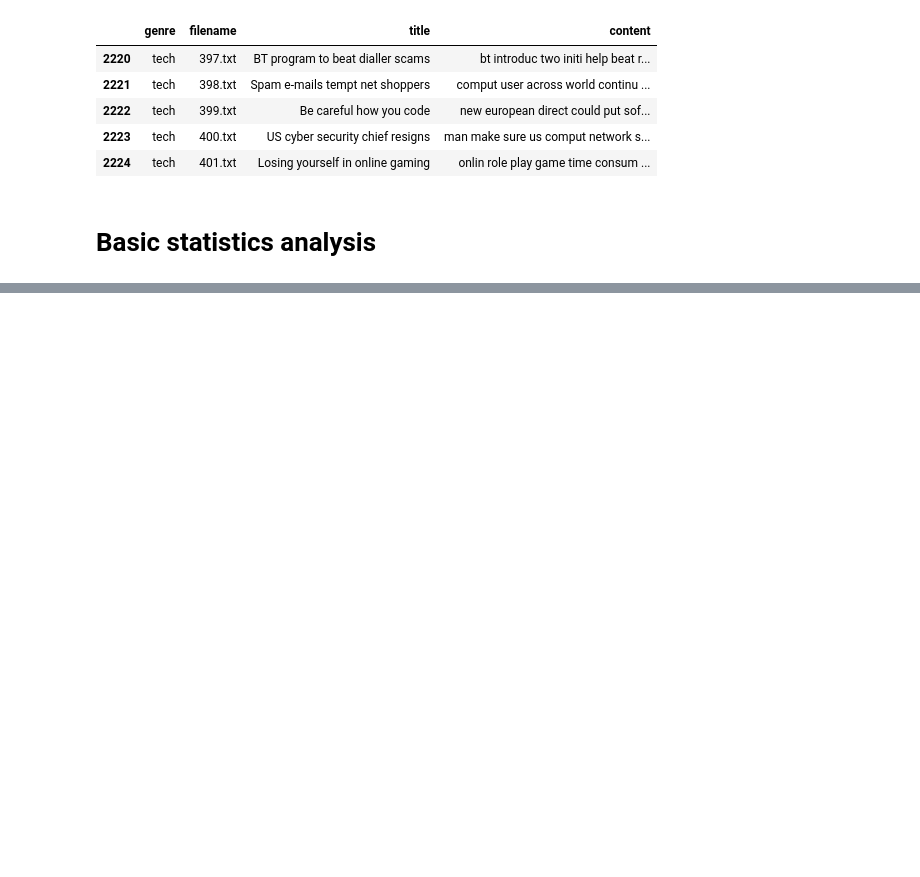
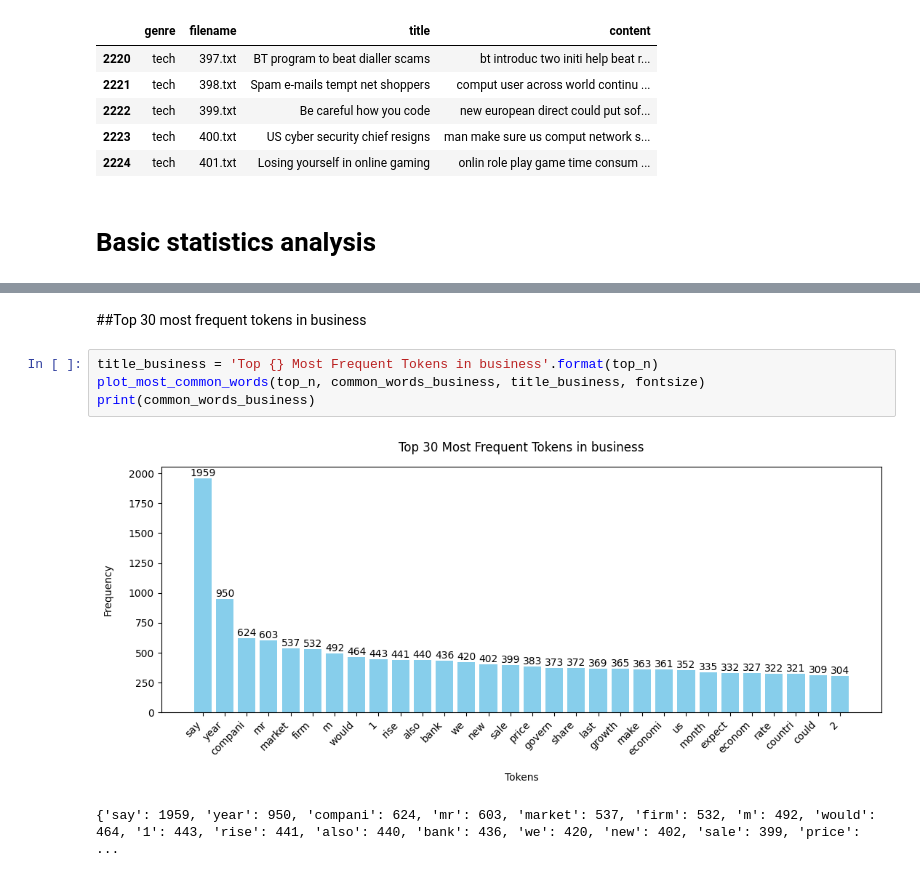
Before and after one commit to elainedias16/TCC, a Jupyter notebook: Lab_1.ipynb, the cells around one changed output, grey strips where cells are left out. Saved outputs shown, nothing was run; the diff lists cells and outputs as text; blank space fills up the shorter version.

```diff
--- a/Lab_1.ipynb
+++ b/Lab_1.ipynb
@@ -194,0 +236,9 @@ RecursionError: maximum recursion depth exceeded
+# %% [markdown]
+##Top 30 most frequent tokens in business
+# %%
+title_business = 'Top {} Most Frequent Tokens in business'.format(top_n)
+plot_most_common_words(top_n, common_words_business, title_business, fontsize)
+print(common_words_business)
+# %% [output]
+[figure, added]
+{'say': 1959, 'year': 950, 'compani': 624, 'mr': 603, 'market': 537, 'firm': 532, 'm': 492, 'would': 464, '1': 443, 'rise': 441, 'also': 440, 'bank': 436, 'we': 420, 'new': 402, 'sale': 399, 'price':  ...
```
Also changed, not shown: parts of 18 cells of this notebook.
